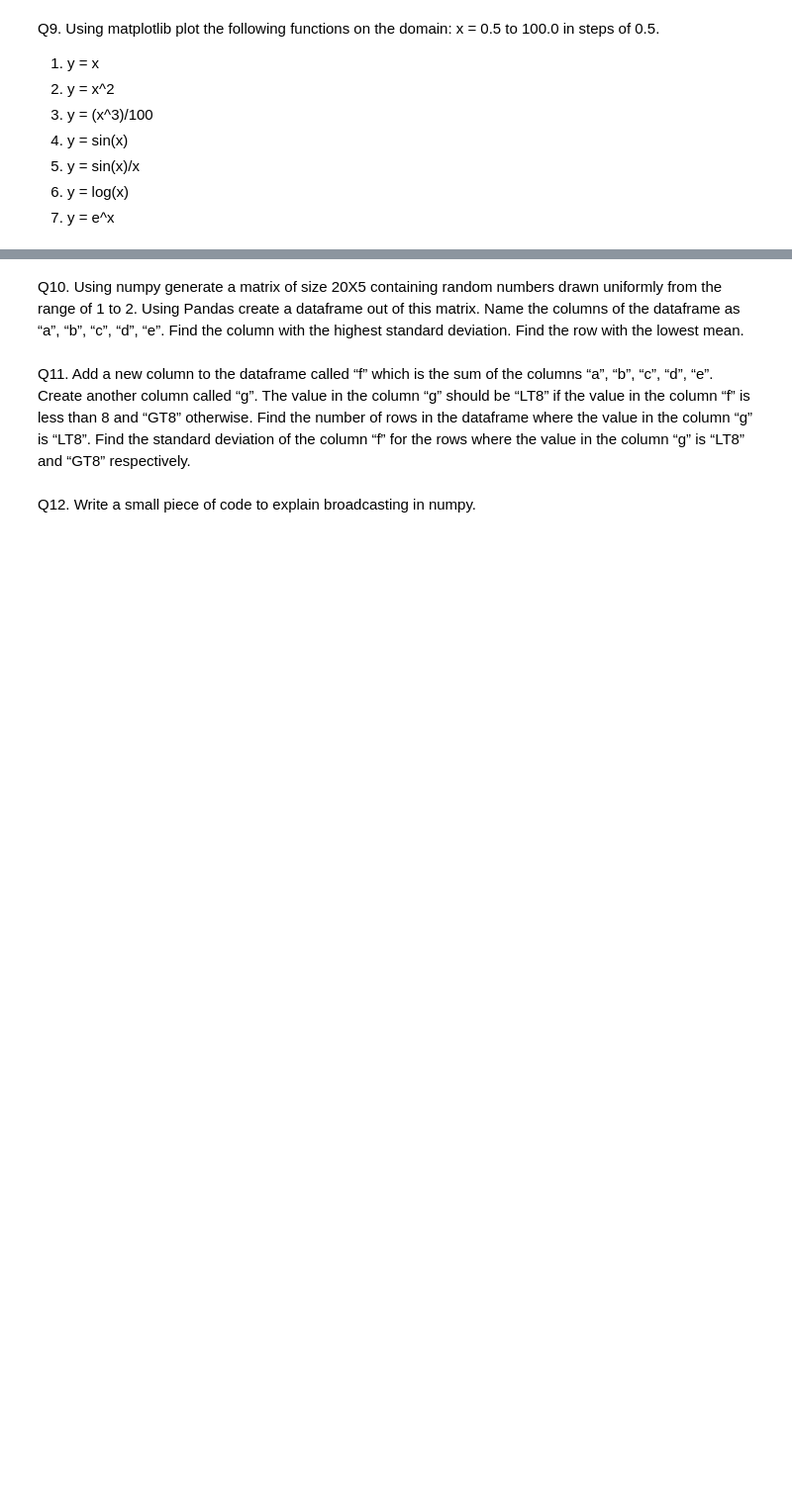
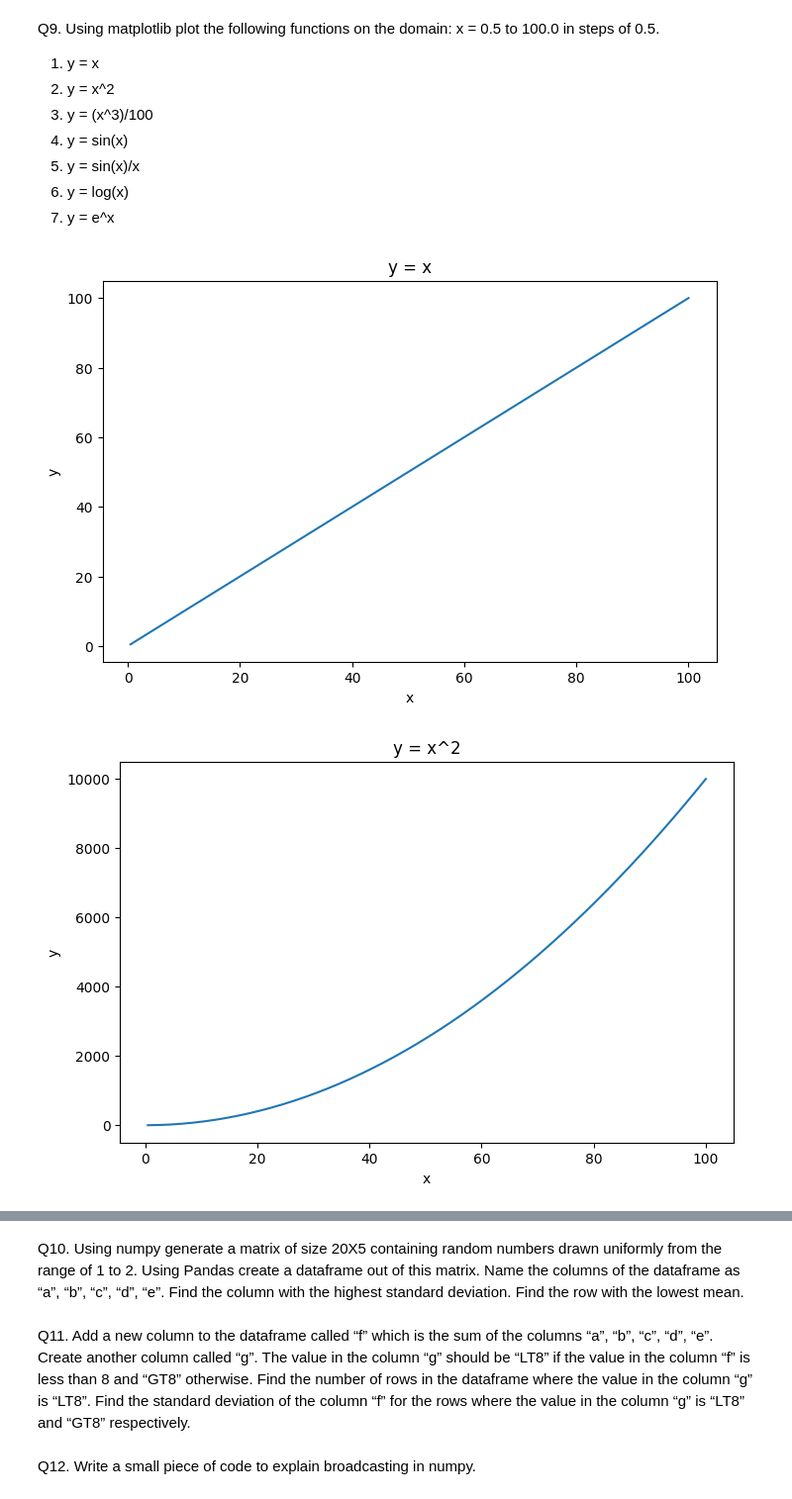
Before and after one commit to Demolus13/ES335, a Jupyter notebook: prerequsite.ipynb, the cells around one changed output, grey strips where cells are left out. Shown: that part at 99% size. Saved outputs shown, nothing was run; the diff lists cells and outputs as text; code cells hidden in the pictures; blank space fills up the shorter version.

```diff
--- a/prerequsite.ipynb
+++ b/prerequsite.ipynb
@@ -77,0 +209,64 @@ import matplotlib.pyplot as pyplot
+# %%
+import numpy as np
+import matplotlib.pyplot as plt
+
+x = np.arange(0.5, 100.5, 0.5)
+
+# Plot 1
+plt.figure(figsize=(8, 5))
+plt.plot(x, x)
+plt.title('y = x')
+plt.xlabel('x')
+plt.ylabel('y')
+plt.show()
+
+# Plot 2
+plt.figure(figsize=(8, 5))
+plt.plot(x, x**2)
+plt.title('y = x^2')
+plt.xlabel('x')
+plt.ylabel('y')
+plt.show()
+
+# Plot 3
+plt.figure(figsize=(8, 5))
+plt.plot(x, (x**3) / 100)
+plt.title('y = (x^3)/100')
+plt.xlabel('x')
+plt.ylabel('y')
+plt.show()
+
+# Plot 4
+plt.figure(figsize=(8, 5))
+plt.plot(x, np.sin(x))
+plt.title('y = sin(x)')
+plt.xlabel('x')
+plt.ylabel('y')
+plt.show()
+
+# Plot 5
+plt.figure(figsize=(8, 5))
+plt.plot(x, np.sin(x) / x)
+plt.title('y = sin(x)/x')
+plt.xlabel('x')
+plt.ylabel('y')
+plt.show()
+
+# Plot 6
+plt.figure(figsize=(8, 5))
+plt.plot(x, np.log(x))
+plt.title('y = log(x)')
+plt.xlabel('x')
+plt.ylabel('y')
+plt.show()
+
+# Plot 7
+plt.figure(figsize=(8, 5))
+plt.plot(x, np.exp(x))
+plt.title('y = e^x')
+plt.xlabel('x')
+plt.ylabel('y')
+plt.show()
+# %% [output]
+[figure, added]
+[figure, added]
```
Also changed, not shown: parts of 8 cells of this notebook.
